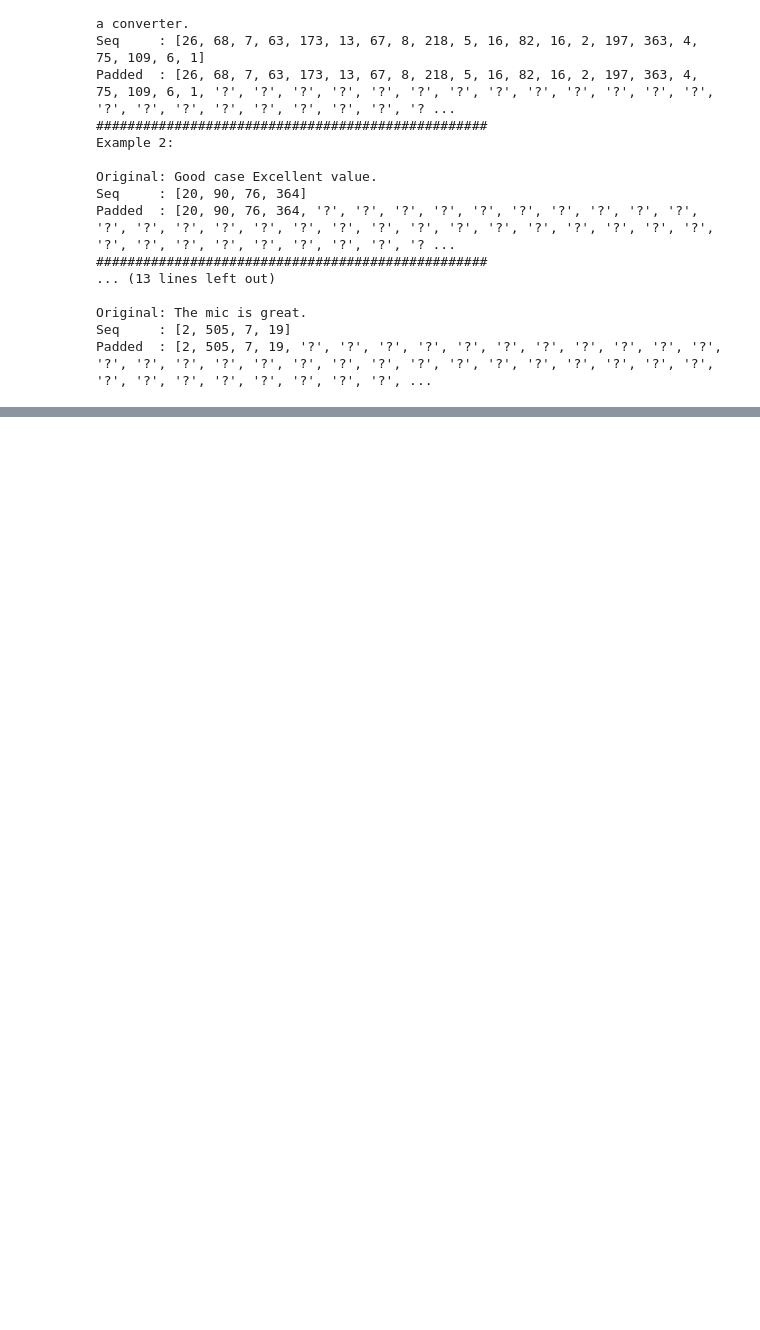
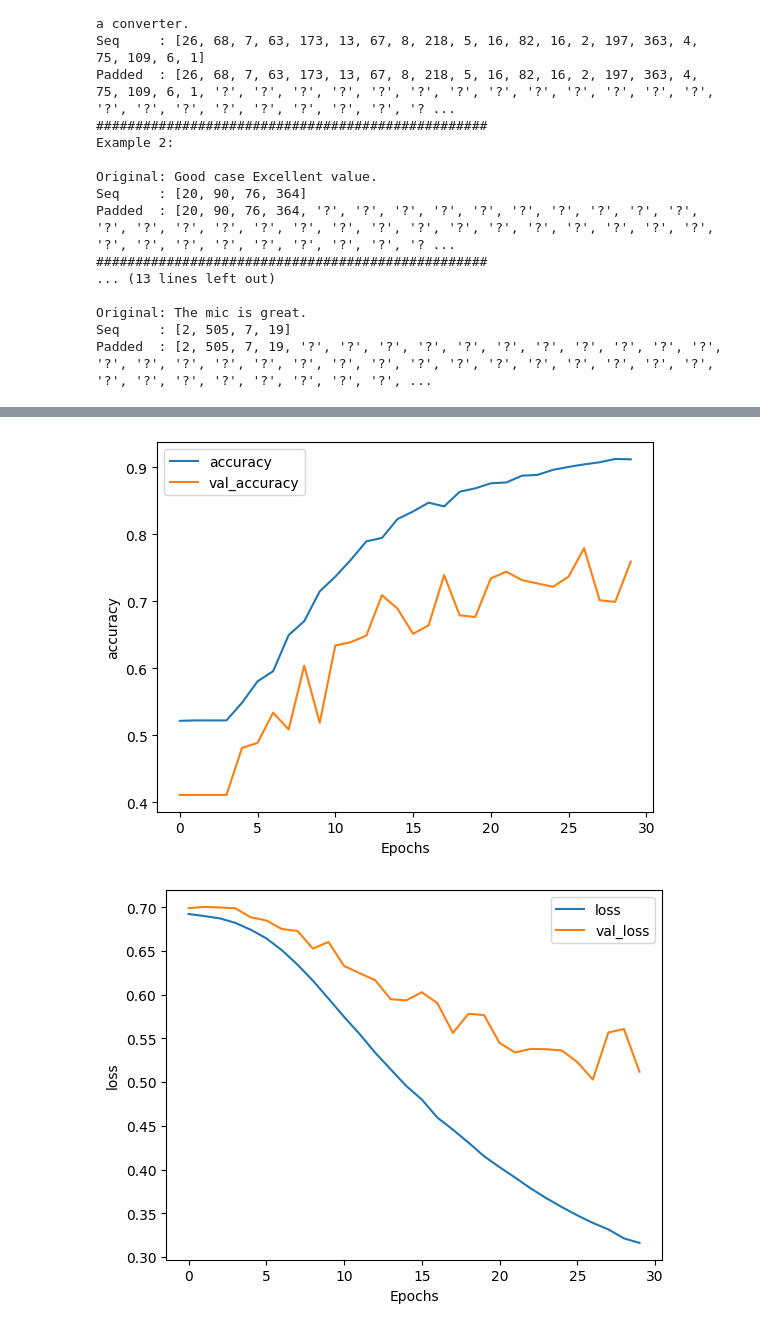
Before and after one commit to AhmedEsmail91/NLP, a Jupyter notebook: Embedding.ipynb, the cells around one changed output, grey strips where cells are left out. Drawn from its saved outputs; the diff is of its cells as text; code cells hidden in the pictures; blank space fills up the shorter version.

```diff
--- a/Embedding.ipynb
+++ b/Embedding.ipynb
@@ -116,0 +142,3 @@ Model: "sequential_2"
+# %%
+num_epochs=10
+model.fit(padded,training_labels_np,epochs=num_epochs,validation_data=(testing_padded,testing_labels_np),validation_batch_size=20)
@@ -116,0 +281,25 @@ Model: "sequential_2"
+# %%
+vocab_size = 500
+embedding_dim = 16
+max_length = 50
+trunc_type='post'
+padding_type='post'
+oov_tok = "<OOV>"
+
+tokenizer = Tokenizer(num_words = vocab_size, oov_token=oov_tok)
+tokenizer.fit_on_texts(training_sentences)
+word_index = tokenizer.word_index
+training_sequences = tokenizer.texts_to_sequences(training_sentences)
+training_padded = pad_sequences(training_sequences, maxlen=max_length, padding=padding_type, truncating=trunc_type)
+
+testing_sequences = tokenizer.texts_to_sequences(testing_sentences)
+testing_padded = pad_sequences(testing_sequences, maxlen=max_length, padding=padding_type, truncating=trunc_type)
+# %%
+model = tf.keras.Sequential([
+    tf.keras.layers.Embedding(vocab_size, embedding_dim, input_length=max_length),
+    tf.keras.layers.GlobalAveragePooling1D(),
+    tf.keras.layers.Dense(6, activation='relu'),
+    tf.keras.layers.Dense(1, activation='sigmoid')
+])
+model.compile(loss='binary_crossentropy',optimizer='adam',metrics=['accuracy'])
+model.summary()
@@ -116,0 +325,3 @@ Model: "sequential_2"
+# %%
+num_epochs = 30
+history = model.fit(training_padded, training_labels_np, epochs=num_epochs, validation_data=(testing_padded, testing_labels_np))
@@ -116,0 +346,17 @@ Model: "sequential_2"
+# %%
+import matplotlib.pyplot as plt
+
+
+def plot_graphs(history, string):
+  plt.plot(history.history[string])
+  plt.plot(history.history['val_'+string])
+  plt.xlabel("Epochs")
+  plt.ylabel(string)
+  plt.legend([string, 'val_'+string])
+  plt.show()
+
+plot_graphs(history, "accuracy")
+plot_graphs(history, "loss")
+# %% [output]
+[figure, added]
+[figure, added]
```
Also changed, not shown: parts of 19 cells of this notebook.
